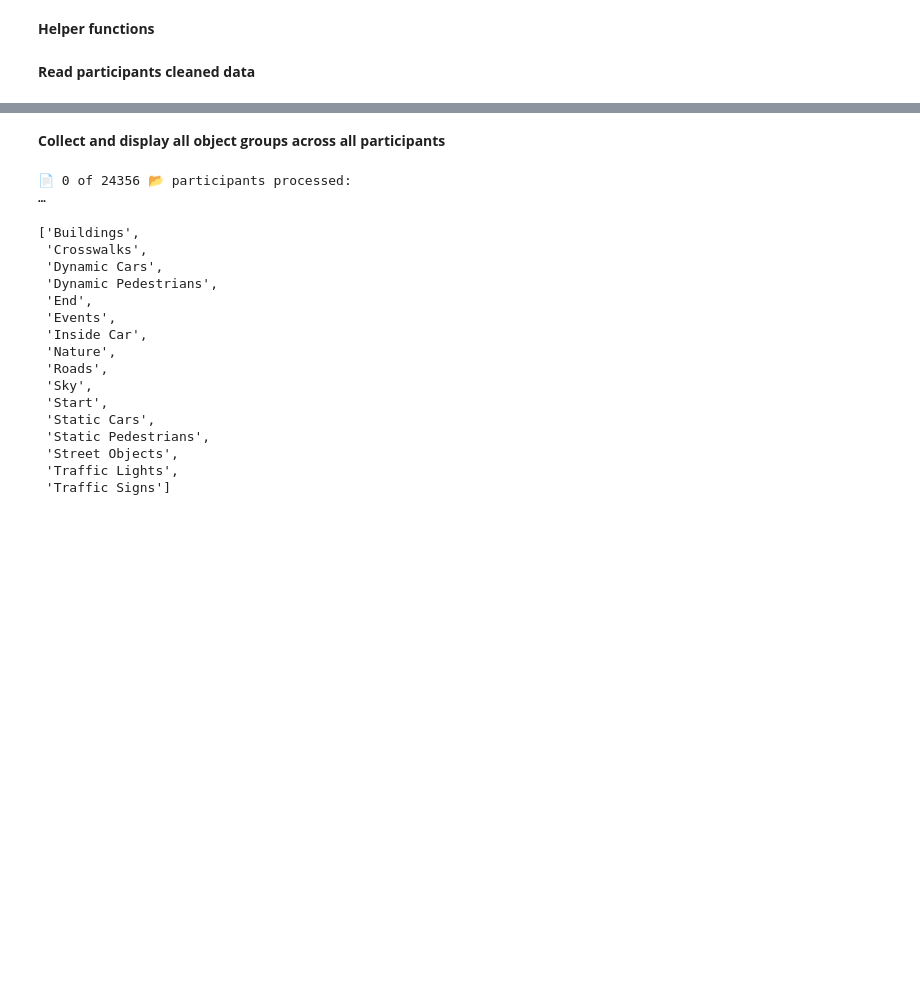
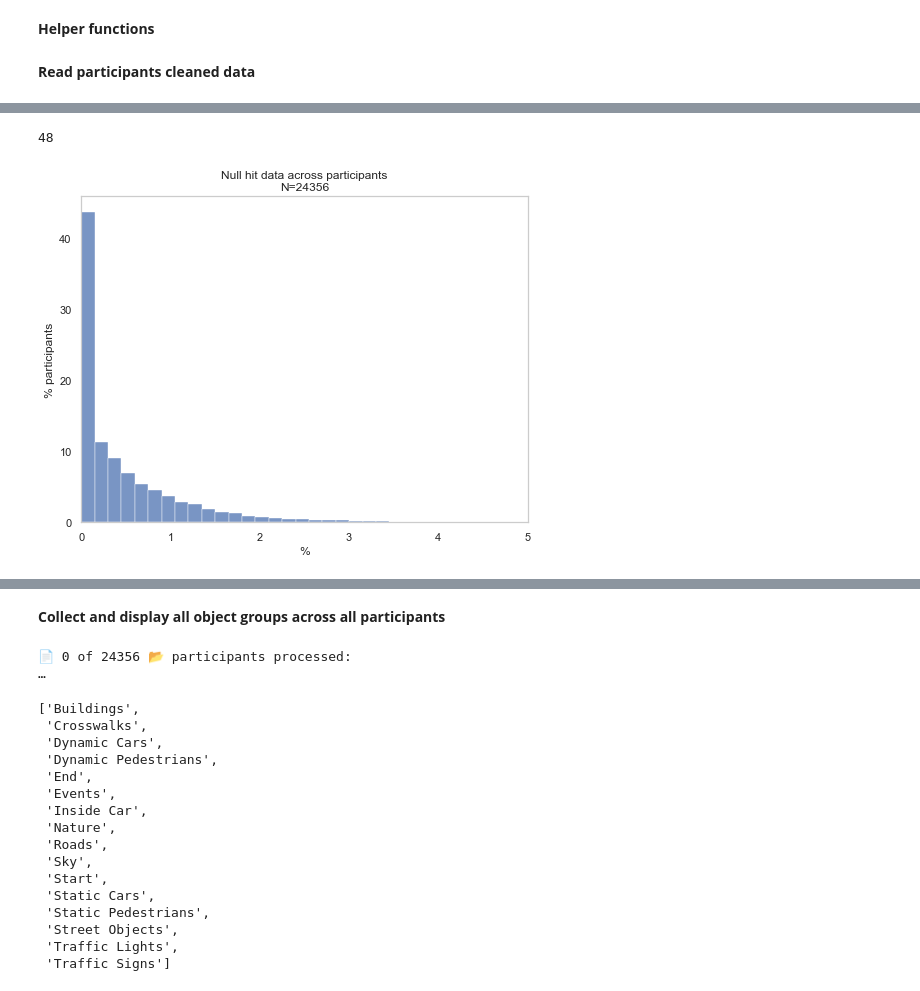
Before and after one commit to mvidaldp/msw-bmbf_da, a Jupyter notebook: 2_data_preprocessing.ipynb, the cells around one changed output, grey strips where cells are left out. Cells and saved outputs as stored; diff of their text form; code cells hidden in the pictures; blank space fills up the shorter version.

```diff
--- a/2_data_preprocessing.ipynb
+++ b/2_data_preprocessing.ipynb
@@ -27,10 +28,14 @@ warnings.filterwarnings("ignore")
 # set default float display format to 2 decimals
 pd.options.display.float_format = "{:.3f}".format
 
-STYLE = "darkgrid"
+STYLE = "whitegrid"
+sns.set(rc={"figure.figsize": (20, 8)})  # figure (plot) size
 sns.set_style(STYLE)  # set seaborn plotting style
 
 PATH_PROC = "./data/processed"
+
+# hit groups to skip
+EXCEPT_GROUPS = ["End", "Events", "Start"]
 
 # progress bar customized format
 B_FORMAT = """📄 {n_fmt} of {total_fmt} {desc} processed: {bar}
@@ -127 +132,21 @@ parts
 24356 rows × 6 columns
+# %%
+COL = "nulls_%"
+parts[parts[COL] > 5].sort_values(by=[COL]).index.size
+# %% [output]
+48
+# %%
+sns.set(rc={"figure.figsize": (8, 6)})  # figure (plot) size
+sns.set_style(STYLE)  # set seaborn plotting style
+
+ax = sns.histplot(data=parts["nulls_%"], stat="percent", bins=100)
+
+ax.set_xlim(0, 5)
+ax.grid(False)
+ax.set_xlabel("%")
+ax.set_ylabel("% participants")
+
+plt.title(f"Null hit data across participants\nN={parts.index.size}")
+plt.show()
+# %% [output]
+[figure, added]
```
Also changed, not shown: parts of 46 cells of this notebook, 12 other files.
